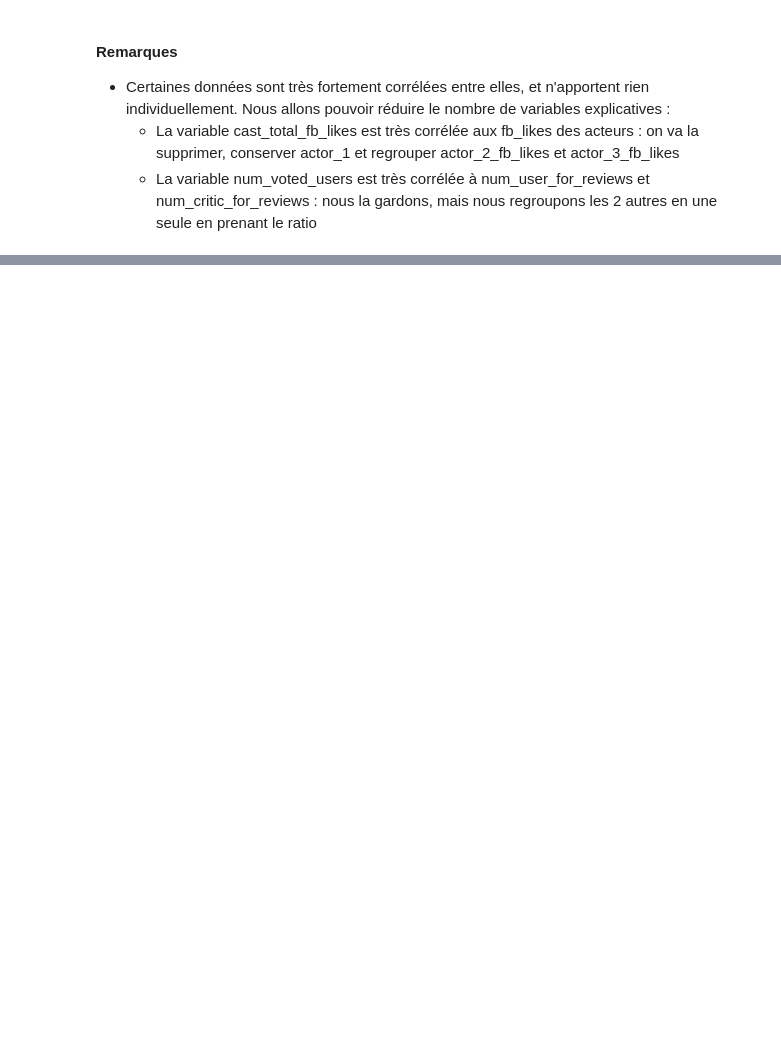
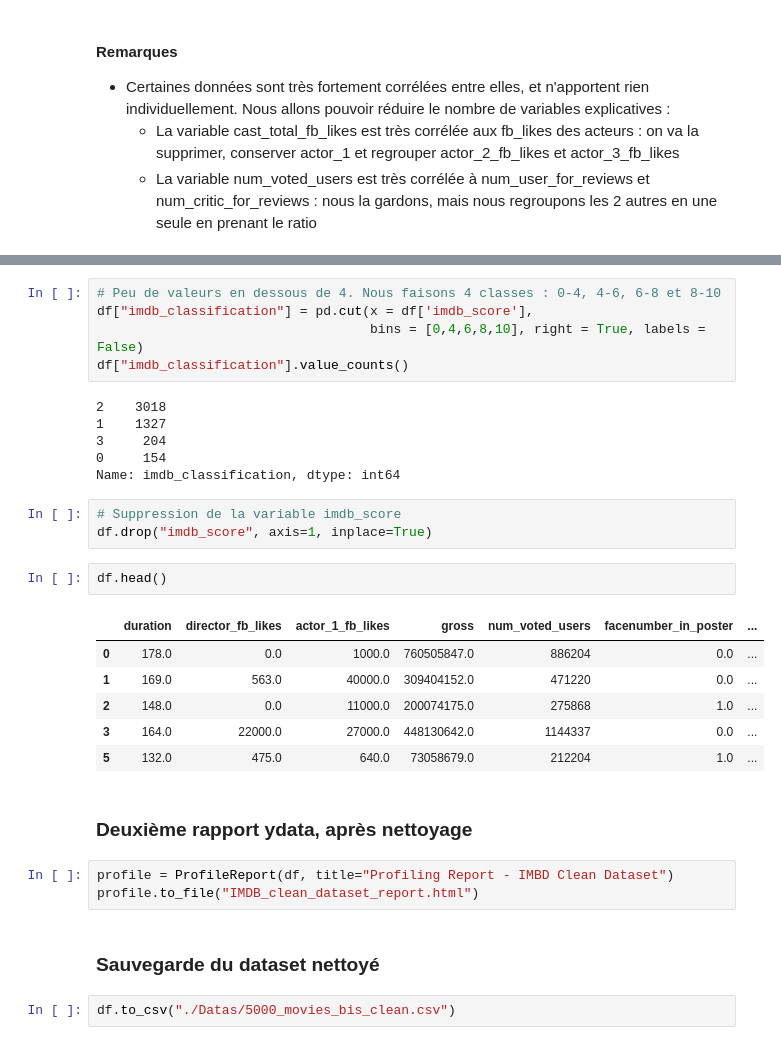
Before and after one commit to Yas2410/movies_predictions_brief, a Jupyter notebook: Projet P5 - Exploration.ipynb, the cells around one changed output, grey strips where cells are left out. Saved outputs shown, nothing was run; the diff lists cells and outputs as text; blank space fills up the shorter version.

```diff
--- a/Projet P5 - Exploration.ipynb
+++ b/Projet P5 - Exploration.ipynb
@@ -522,0 +543,32 @@ plt.show()
+# %%
+# Peu de valeurs en dessous de 4. Nous faisons 4 classes : 0-4, 4-6, 6-8 et 8-10
+df["imdb_classification"] = pd.cut(x = df['imdb_score'],
+                                   bins = [0,4,6,8,10], right = True, labels = False)
+df["imdb_classification"].value_counts()
+# %% [output]
+2    3018
+1    1327
+3     204
+0     154
+Name: imdb_classification, dtype: int64
+# %%
+# Suppression de la variable imdb_score
+df.drop("imdb_score", axis=1, inplace=True)
+# %%
+df.head()
+# %% [output]
+|  | duration | director_fb_likes | actor_1_fb_likes | gross | num_voted_users | facenumber_in_poster | ... |
+| 0 | 178.0 | 0.0 | 1000.0 | 760505847.0 | 886204 | 0.0 | ... |
+| 1 | 169.0 | 563.0 | 40000.0 | 309404152.0 | 471220 | 0.0 | ... |
+| 2 | 148.0 | 0.0 | 11000.0 | 200074175.0 | 275868 | 1.0 | ... |
+| 3 | 164.0 | 22000.0 | 27000.0 | 448130642.0 | 1144337 | 0.0 | ... |
+| 5 | 132.0 | 475.0 | 640.0 | 73058679.0 | 212204 | 1.0 | ... |
+# %% [markdown]
+### Deuxième rapport ydata, après nettoyage
+# %%
+profile = ProfileReport(df, title="Profiling Report - IMBD Clean Dataset")
+profile.to_file("IMDB_clean_dataset_report.html")
+# %% [markdown]
+### Sauvegarde du dataset nettoyé
+# %%
+df.to_csv("./Datas/5000_movies_bis_clean.csv")
```
Also changed, not shown: parts of 21 cells of this notebook, 3 other files.
